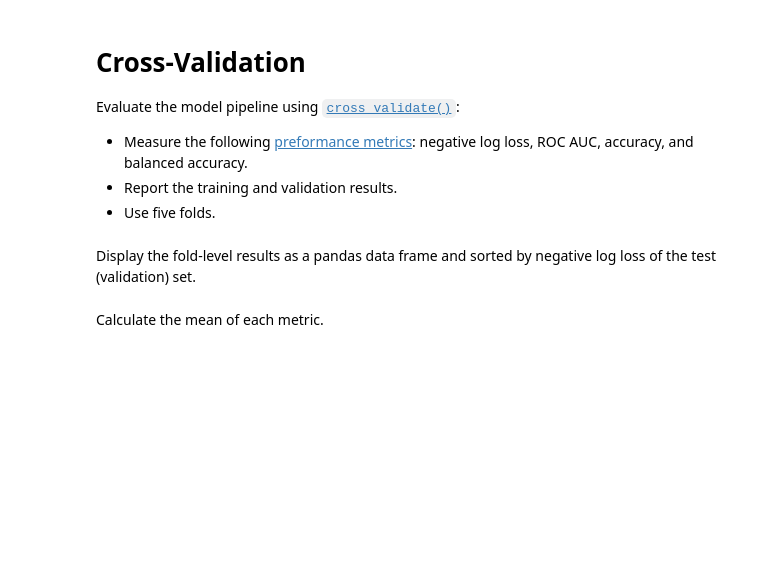
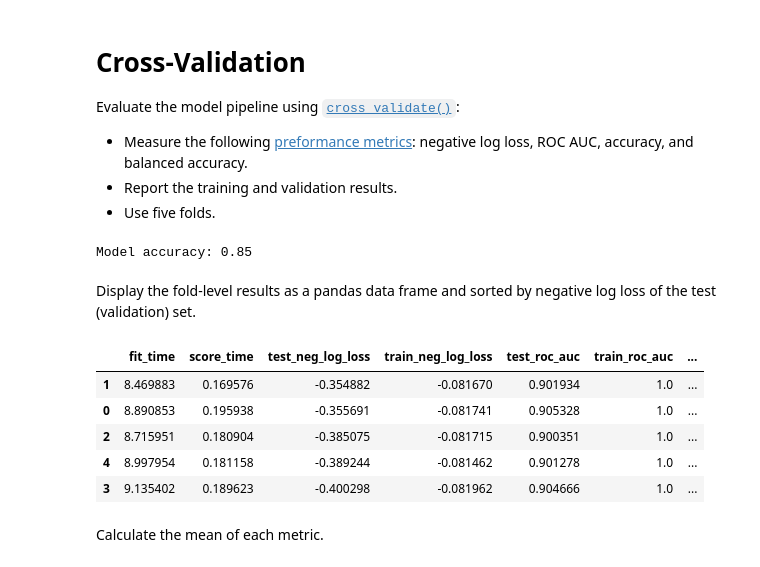
Before and after one commit to UofT-DSI/production, a Jupyter notebook: 02_activities/assignments/assignment_2.ipynb, the cells around one changed output. Drawn from its saved outputs; the diff is of its cells as text; code cells hidden in the pictures; blank space fills up the shorter version.

```diff
--- a/02_activities/assignments/assignment_2.ipynb
+++ b/02_activities/assignments/assignment_2.ipynb
@@ -13,7 +13,7 @@ columns = [
     'occupation', 'relationship', 'race', 'sex', 'capital-gain', 'capital-loss', 'hours-per-week',
     'native-country', 'income'
 ]
-adult_dt = (pd.read_csv('../05_src/data/adult/adult.data', header = None, names = columns)
+adult_dt = (pd.read_csv('../../05_src/data/adult/adult.data', header = None, names = columns)
               .assign(income = lambda x: (x.income.str.strip() == '>50K')*1))
 # %% [markdown]
 # Get X and Y
@@ -74,3 +129,15 @@ Create a [model pipeline](https://scikit-learn.org/stable/modules/generated/skle
 The pipeline looks like this:
 
 ![](./images/assignment_2__pipeline.png)
+# %%
+# Import necessary libraries for modeling
+from sklearn.ensemble import RandomForestClassifier
+
+# Define the updated pipeline with RandomForestClassifier
+pipeline = Pipeline([
+    ('preprocessor', preprocessor),
+    ('classifier', RandomForestClassifier())
+])
+
+# Train the model
+pipeline.fit(X_train, Y_train)
@@ -82,7 +170,46 @@ Evaluate the model pipeline using [`cross_validate()`](https://scikit-learn.org/
 + Measure the following [preformance metrics](https://scikit-learn.org/stable/modules/model_evaluation.html#common-cases-predefined-values): negative log loss, ROC AUC, accuracy, and balanced accuracy.
 + Report the training and validation results.
 + Use five folds.
+# %%
+# Import necessary libraries for cross-validation
+from sklearn.metrics import make_scorer, log_loss, roc_auc_score, balanced_accuracy_score
+from sklearn.model_selection import cross_validate
+
+# Define scoring metrics
+scoring = {
+    'neg_log_loss': make_scorer(log_loss, greater_is_better=False, needs_proba=True),
+    'roc_auc': make_scorer(roc_auc_score, needs_proba=True),
+    'accuracy': make_scorer(accuracy_score),
+    'balanced_accuracy': make_scorer(balanced_accuracy_score)
+}
+
+# Perform cross-validation
+cv_results = cross_validate(pipeline, X_train, Y_train, cv=5, scoring=scoring, return_train_score=True)
+
+# Import necessary libraries for evaluation
+from sklearn.metrics import accuracy_score, confusion_matrix, ConfusionMatrixDisplay
+import matplotlib.pyplot as plt
+
+# Make predictions
+Y_pred = pipeline.predict(X_test)
+
+# Evaluate the model
+accuracy = accuracy_score(Y_test, Y_pred)
+print(f'Model accuracy: {accuracy:.2f}')
+# %% [output]
+Model accuracy: 0.85
 # %% [markdown]
 Display the fold-level results as a pandas data frame and sorted by negative log loss of the test (validation) set.
+# %%
+# Display the fold-level results as a pandas DataFrame, sorted by negative log loss of the test set
+cv_results_df = pd.DataFrame(cv_results).sort_values(by='test_neg_log_loss', ascending=False)
+display(cv_results_df)
+# %% [output]
+|  | fit_time | score_time | test_neg_log_loss | train_neg_log_loss | test_roc_auc | train_roc_auc | ... |
+| 1 | 8.469883 | 0.169576 | -0.354882 | -0.081670 | 0.901934 | 1.0 | ... |
+| 0 | 8.890853 | 0.195938 | -0.355691 | -0.081741 | 0.905328 | 1.0 | ... |
+| 2 | 8.715951 | 0.180904 | -0.385075 | -0.081715 | 0.900351 | 1.0 | ... |
+| 4 | 8.997954 | 0.181158 | -0.389244 | -0.081462 | 0.901278 | 1.0 | ... |
+| 3 | 9.135402 | 0.189623 | -0.400298 | -0.081962 | 0.904666 | 1.0 | ... |
 # %% [markdown]
 Calculate the mean of each metric.
```
Also changed, not shown: parts of 9 cells of this notebook, 1 other file.
